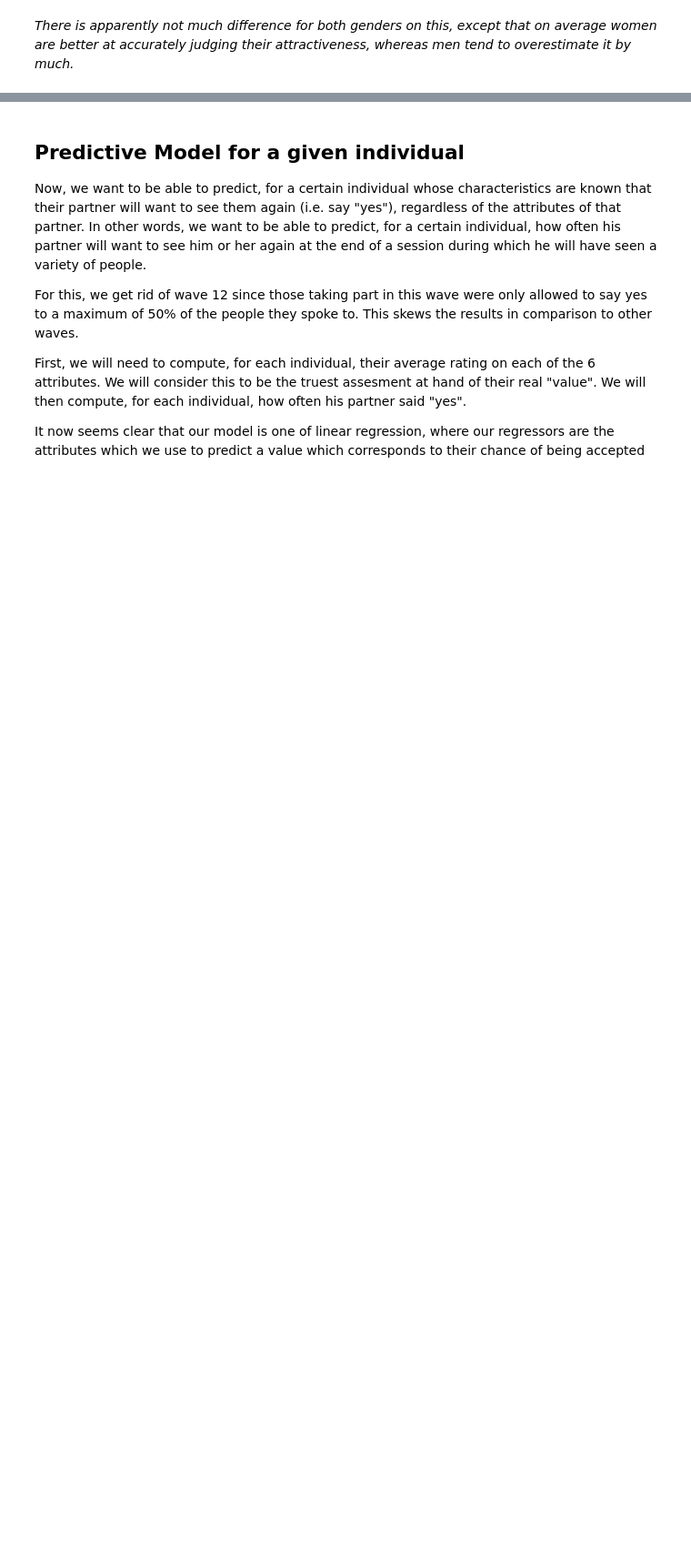
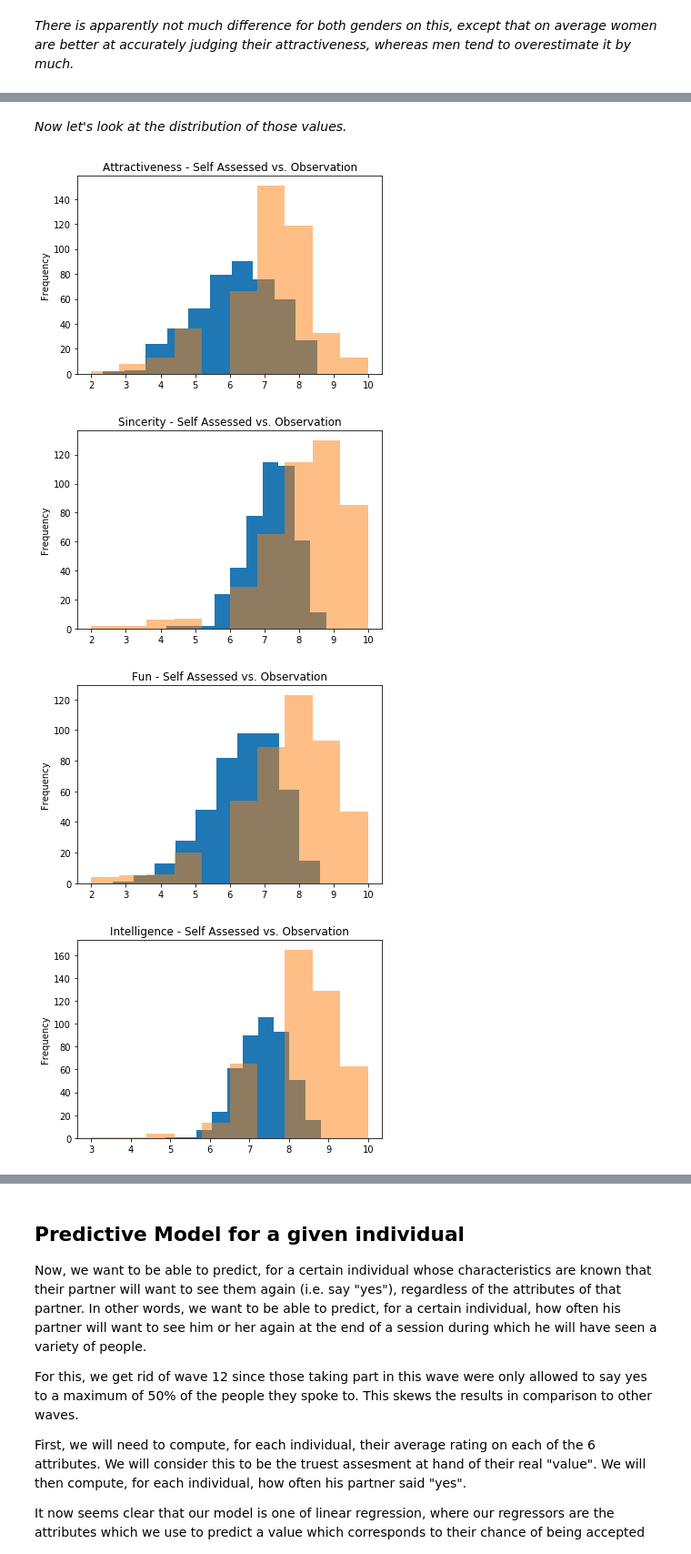
Before and after one commit to alexchouraki/Python-Project, a Jupyter notebook: Python Project.ipynb, the cells around one changed output, grey strips where cells are left out. Shown: that part at 91% size. Saved outputs shown, nothing was run; the diff lists cells and outputs as text; code cells hidden in the pictures; blank space fills up the shorter version.

Commit message:
Add files via upload
added analysis of distribution perceived vs. observed attributes

```diff
--- a/Python Project.ipynb
+++ b/Python Project.ipynb
@@ -442,0 +404,13 @@ sddAP.head()
+# %%
+#First, let's look at self assessment of attributes and compute the difference
+sddSA = sddOK[['iid', 'gender', 'attr3_1', 'sinc3_1', 'fun3_1', 'intel3_1', 'amb3_1', 'attr_o', 'sinc_o', 'fun_o', 'intel_o', 'amb_o']]
+sddSA['err_attr'] = sddSA['attr3_1'] - sddSA['attr_o']
+sddSA['err_sinc'] = sddSA['sinc3_1'] - sddSA['sinc_o']
+sddSA['err_fun'] = sddSA['fun3_1'] - sddSA['fun_o']
+sddSA['err_intel'] = sddSA['intel3_1'] - sddSA['intel_o']
+sddSA['err_amb'] = sddSA['amb3_1'] - sddSA['amb_o']
+
+sddSA = sddSA.groupby('iid').agg({'gender' : 'mean','attr3_1' : 'mean', 'sinc3_1' : 'mean', 'fun3_1' : 'mean', 'intel3_1' : 'mean', 'amb3_1' : 'mean', 'attr_o' : 'mean', 'sinc_o' : 'mean', 'fun_o' : 'mean', 'intel_o' : 'mean', 'amb_o' : 'mean', 'err_attr': 'mean','err_sinc': 'mean', 'err_fun': 'mean', 'err_intel': 'mean', 'err_amb': 'mean'})
+
+#It should be noted here that the error IS NOT the difference between the average of the two columns, but the average difference, which makes more sense because we substract two integers rather than one integer and one decimal number'
+sddSA.head()
@@ -442,0 +442,29 @@ sddAP.head()
+# %% [markdown]
+*Now let's look at the distribution of those values.*
+# %%
+%matplotlib inline
+sddSA['attr_o'].plot.hist(alpha=1)
+sddSA['attr3_1'].plot.hist(alpha=0.5)
+mpl.title("Attractiveness - Self Assessed vs. Observation")
+mpl.show()
+sddSA['sinc_o'].plot.hist(alpha=1)
+sddSA['sinc3_1'].plot.hist(alpha=0.5)
+mpl.title("Sincerity - Self Assessed vs. Observation")
+mpl.show()
+sddSA['fun_o'].plot.hist(alpha=1)
+sddSA['fun3_1'].plot.hist(alpha=0.5)
+mpl.title("Fun - Self Assessed vs. Observation")
+mpl.show()
+sddSA['intel_o'].plot.hist(alpha=1)
+sddSA['intel3_1'].plot.hist(alpha=0.5)
+mpl.title("Intelligence - Self Assessed vs. Observation")
+mpl.show()
+sddSA['amb_o'].plot.hist(alpha=1)
+sddSA['amb3_1'].plot.hist(alpha=0.5)
+mpl.title("Ambition - Self Assessed vs. Observation")
+mpl.show()
+# %% [output]
+[figure, added]
+[figure, added]
+[figure, added]
+[figure, added]
```
Also changed, not shown: parts of 15 cells of this notebook.
